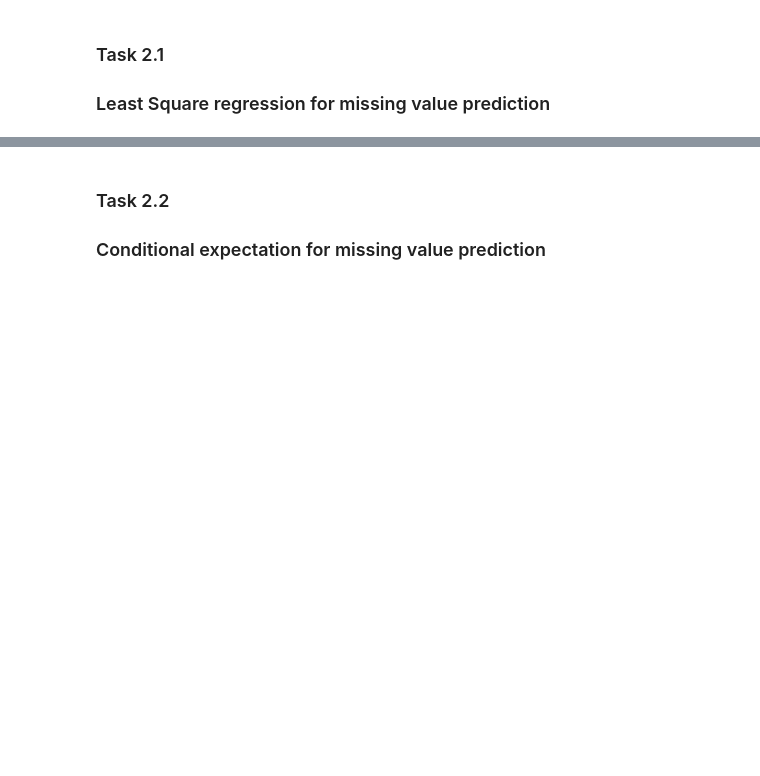
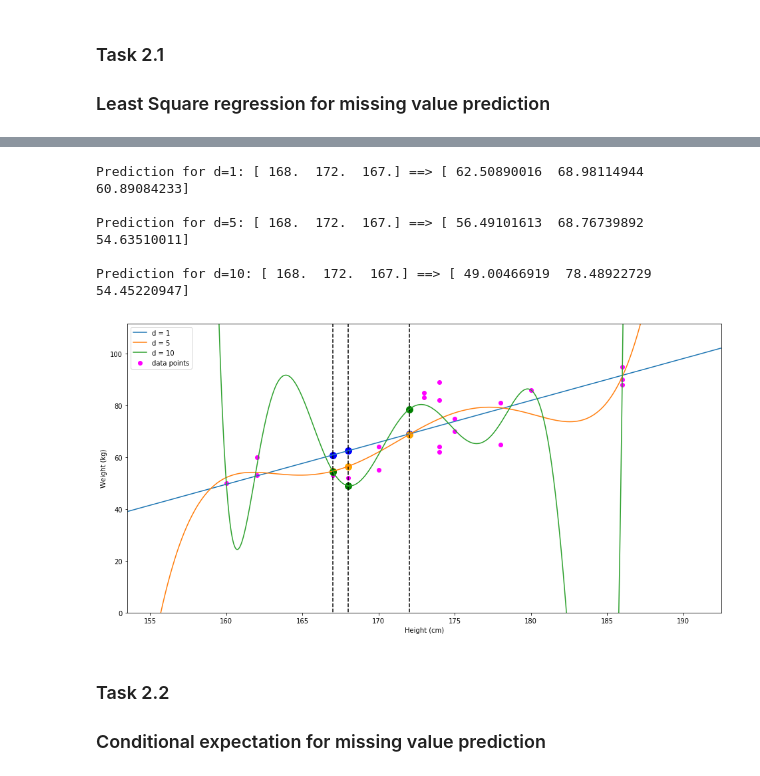
Before and after one commit to jutanke/bit_projects, a Jupyter notebook: project2/Untitled.ipynb, the cells around one changed output, grey strips where cells are left out. Drawn from its saved outputs; the diff is of its cells as text; code cells hidden in the pictures; blank space fills up the shorter version.

Commit message:
Made plotting adjustments accoriding to the figure in final solutution from Julian's branch

```diff
--- a/project2/Untitled.ipynb
+++ b/project2/Untitled.ipynb
@@ -204,3 +41,63 @@ Prediction for d=10: [ 168.  172.  167.]
+# %%
+#####  FIGURE INSPIRED FROM THE "FINAL SOLUTION" of Julian's Branch #######
+
+D = [1,5,10]
+
+# Synthetic data to plot fit curve
+dx = (max(scaled_dataX) - min(scaled_dataX))/1000.0
+
+m = 250
+lo_X = (min(scaled_dataX) - m*dx)
+up_X = (max(scaled_dataX) + m*dx)
+lo_Y = 0
+up_Y = (max(scaled_dataY) + 5*m*dx)
+scaled_tempX = np.arange(lo_X, up_X, dx)
+
+# Settings for figure
+fig = plt.figure(figsize=(16,8))
+ax = fig.add_subplot(111)
+ax.set_xlabel('Height (cm)')
+ax.set_ylabel('Weight (kg)')
+ax.set_ylim([lo_Y * maxY, up_Y * maxY])
+ax.set_xlim([lo_X * maxX, up_X * maxX])
+
+# Plot the original data points
+ax.scatter(scaled_dataX * maxX, scaled_dataY * maxY, color='magenta', label='data points')
+
+# Plot the line x=outlier
+for x in outX:
+    ax.plot([x, x], [- up_Y * maxY,  up_Y * maxY], '--', color='black')
+
+color = ['blue', 'orange', 'green']
+for i, d in enumerate(D):
+    scaled_vandX = np.vander(scaled_dataX, d+1, increasing=True)
+
+    # Least square fitting, using svd, pseudo inverse
+    w = np.linalg.pinv(scaled_vandX).dot(scaled_dataY)
+
+    # Plot the fit curve
+    scaled_tempY = np.vander(scaled_tempX, d+1, increasing=True).dot(w)
+
+    ax.plot(scaled_tempX * maxX, scaled_tempY * maxY, label='d = %d'% d)
+
+    # Make the prediction for the outlier points
+    nOutX = len(scaled_outX)
+    scaled_vecOutX = scaled_outX.reshape(nOutX)
+    scaled_vandOutX = np.vander(scaled_vecOutX, d+1, increasing=True)
+    scaled_outY = scaled_vandOutX.dot(w)
+    print("Prediction for d=%d: %s ==> %s\n" % (d,(scaled_outX.T * maxX),
+                                                (scaled_outY.T * maxY)))
+    ax.scatter(scaled_outX * maxX, scaled_outY * maxY, color=color[i], s=99)
+
+plt.legend()
+plt.show()
+# %% [output]
+Prediction for d=1: [ 168.  172.  167.] ==> [ 62.50890016  68.98114944  60.89084233]
+
+Prediction for d=5: [ 168.  172.  167.] ==> [ 56.49101613  68.76739892  54.63510011]
+
+Prediction for d=10: [ 168.  172.  167.] ==> [ 49.00466919  78.48922729  54.45220947]
+[figure, added]
 # %% [markdown]
 ### Task 2.2
 ### Conditional expectation for missing value prediction
```
Also changed, not shown: parts of 10 cells of this notebook.
